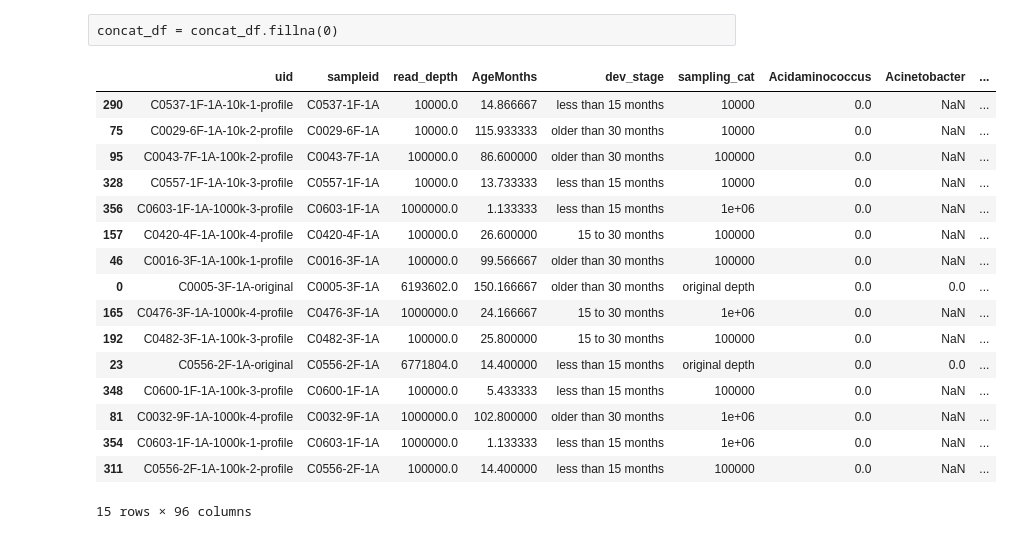
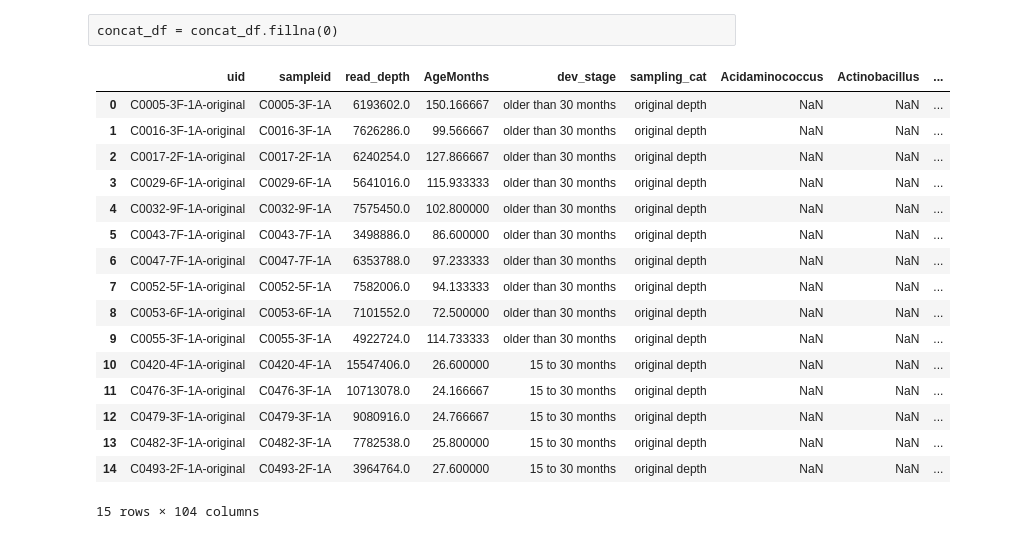
Before and after one commit to Klepac-Ceraj-Lab/thesis, a Jupyter notebook: subsampled_analysis/subsample_analysis.ipynb, the cells around one changed output. Drawn from its saved outputs; the diff is of its cells as text; code cells hidden in the pictures.

Commit message:
subsample data viz

```diff
--- a/subsampled_analysis/subsample_analysis.ipynb
+++ b/subsampled_analysis/subsample_analysis.ipynb
@@ -13,5 +14,5 @@ import glob
 # %%
 # read in original data
 
-path = '/Users/danielle/Documents/thesis/subsampled_analysis/original_resampling/*'
+path = '/Users/danielle/Documents/thesis/subsampled_analysis/subsample_2_profiles/*'
 all_files = [name for name in glob.glob(path)]
@@ -310,21 +369,21 @@ concat_df = concat_df[new_columns]
 # %%
-concat_df.sample(15)
+concat_df.head(15)
 # %% [output]
-|  | uid | sampleid | read_depth | AgeMonths | dev_stage | sampling_cat | Acidaminococcus | Acinetobacter | ... |
-| 290 | C0537-1F-1A-10k-1-profile | C0537-1F-1A | 10000.0 | 14.866667 | less than 15 months | 10000 | 0.0 | NaN | ... |
-| 75 | C0029-6F-1A-10k-2-profile | C0029-6F-1A | 10000.0 | 115.933333 | older than 30 months | 10000 | 0.0 | NaN | ... |
-| 95 | C0043-7F-1A-100k-2-profile | C0043-7F-1A | 100000.0 | 86.600000 | older than 30 months | 100000 | 0.0 | NaN | ... |
-| 328 | C0557-1F-1A-10k-3-profile | C0557-1F-1A | 10000.0 | 13.733333 | less than 15 months | 10000 | 0.0 | NaN | ... |
-| 356 | C0603-1F-1A-1000k-3-profile | C0603-1F-1A | 1000000.0 | 1.133333 | less than 15 months | 1e+06 | 0.0 | NaN | ... |
-| 157 | C0420-4F-1A-100k-4-profile | C0420-4F-1A | 100000.0 | 26.600000 | 15 to 30 months | 100000 | 0.0 | NaN | ... |
-| 46 | C0016-3F-1A-100k-1-profile | C0016-3F-1A | 100000.0 | 99.566667 | older than 30 months | 100000 | 0.0 | NaN | ... |
-| 0 | C0005-3F-1A-original | C0005-3F-1A | 6193602.0 | 150.166667 | older than 30 months | original depth | 0.0 | 0.0 | ... |
-| 165 | C0476-3F-1A-1000k-4-profile | C0476-3F-1A | 1000000.0 | 24.166667 | 15 to 30 months | 1e+06 | 0.0 | NaN | ... |
-| 192 | C0482-3F-1A-100k-3-profile | C0482-3F-1A | 100000.0 | 25.800000 | 15 to 30 months | 100000 | 0.0 | NaN | ... |
-| 23 | C0556-2F-1A-original | C0556-2F-1A | 6771804.0 | 14.400000 | less than 15 months | original depth | 0.0 | 0.0 | ... |
-| 348 | C0600-1F-1A-100k-3-profile | C0600-1F-1A | 100000.0 | 5.433333 | less than 15 months | 100000 | 0.0 | NaN | ... |
-| 81 | C0032-9F-1A-1000k-4-profile | C0032-9F-1A | 1000000.0 | 102.800000 | older than 30 months | 1e+06 | 0.0 | NaN | ... |
-| 354 | C0603-1F-1A-1000k-1-profile | C0603-1F-1A | 1000000.0 | 1.133333 | less than 15 months | 1e+06 | 0.0 | NaN | ... |
-| 311 | C0556-2F-1A-100k-2-profile | C0556-2F-1A | 100000.0 | 14.400000 | less than 15 months | 100000 | 0.0 | NaN | ... |
+|  | uid | sampleid | read_depth | AgeMonths | dev_stage | sampling_cat | Acidaminococcus | Actinobacillus | ... |
+| 0 | C0005-3F-1A-original | C0005-3F-1A | 6193602.0 | 150.166667 | older than 30 months | original depth | NaN | NaN | ... |
+| 1 | C0016-3F-1A-original | C0016-3F-1A | 7626286.0 | 99.566667 | older than 30 months | original depth | NaN | NaN | ... |
+| 2 | C0017-2F-1A-original | C0017-2F-1A | 6240254.0 | 127.866667 | older than 30 months | original depth | NaN | NaN | ... |
+| 3 | C0029-6F-1A-original | C0029-6F-1A | 5641016.0 | 115.933333 | older than 30 months | original depth | NaN | NaN | ... |
+| 4 | C0032-9F-1A-original | C0032-9F-1A | 7575450.0 | 102.800000 | older than 30 months | original depth | NaN | NaN | ... |
+| 5 | C0043-7F-1A-original | C0043-7F-1A | 3498886.0 | 86.600000 | older than 30 months | original depth | NaN | NaN | ... |
+| 6 | C0047-7F-1A-original | C0047-7F-1A | 6353788.0 | 97.233333 | older than 30 months | original depth | NaN | NaN | ... |
+| 7 | C0052-5F-1A-original | C0052-5F-1A | 7582006.0 | 94.133333 | older than 30 months | original depth | NaN | NaN | ... |
+| 8 | C0053-6F-1A-original | C0053-6F-1A | 7101552.0 | 72.500000 | older than 30 months | original depth | NaN | NaN | ... |
+| 9 | C0055-3F-1A-original | C0055-3F-1A | 4922724.0 | 114.733333 | older than 30 months | original depth | NaN | NaN | ... |
+| 10 | C0420-4F-1A-original | C0420-4F-1A | 15547406.0 | 26.600000 | 15 to 30 months | original depth | NaN | NaN | ... |
+| 11 | C0476-3F-1A-original | C0476-3F-1A | 10713078.0 | 24.166667 | 15 to 30 months | original depth | NaN | NaN | ... |
+| 12 | C0479-3F-1A-original | C0479-3F-1A | 9080916.0 | 24.766667 | 15 to 30 months | original depth | NaN | NaN | ... |
+| 13 | C0482-3F-1A-original | C0482-3F-1A | 7782538.0 | 25.800000 | 15 to 30 months | original depth | NaN | NaN | ... |
+| 14 | C0493-2F-1A-original | C0493-2F-1A | 3964764.0 | 27.600000 | 15 to 30 months | original depth | NaN | NaN | ... |
-15 rows × 96 columns
+15 rows × 104 columns
 # %%
```
Also changed, not shown: parts of 14 cells of this notebook, 2 other files.
